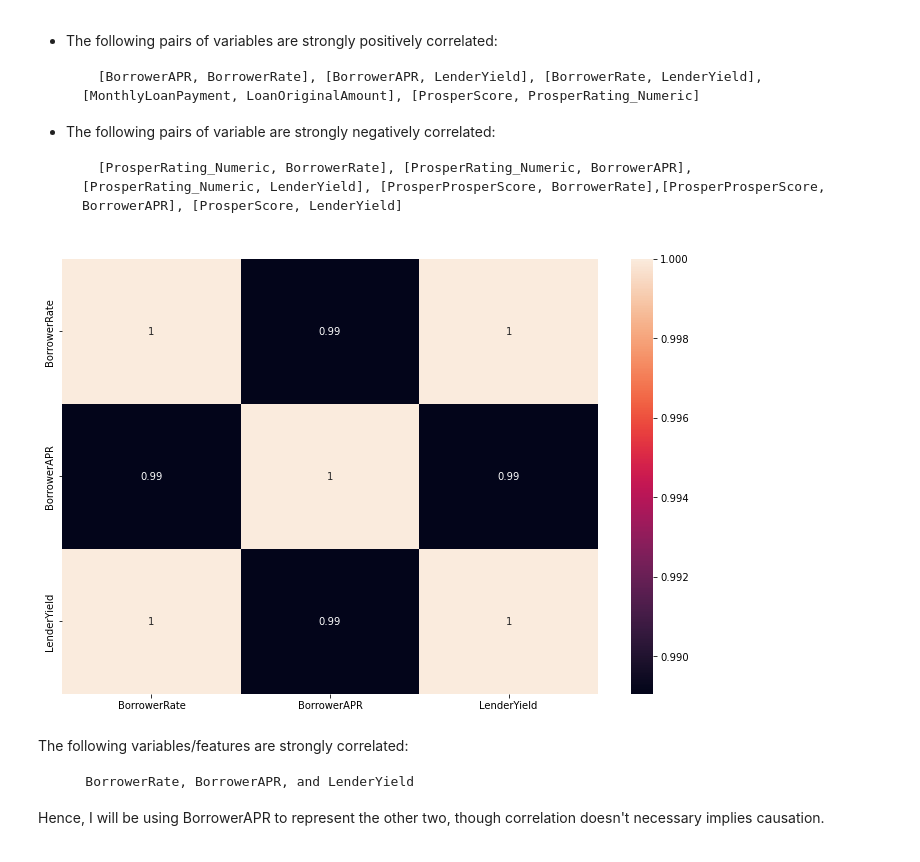
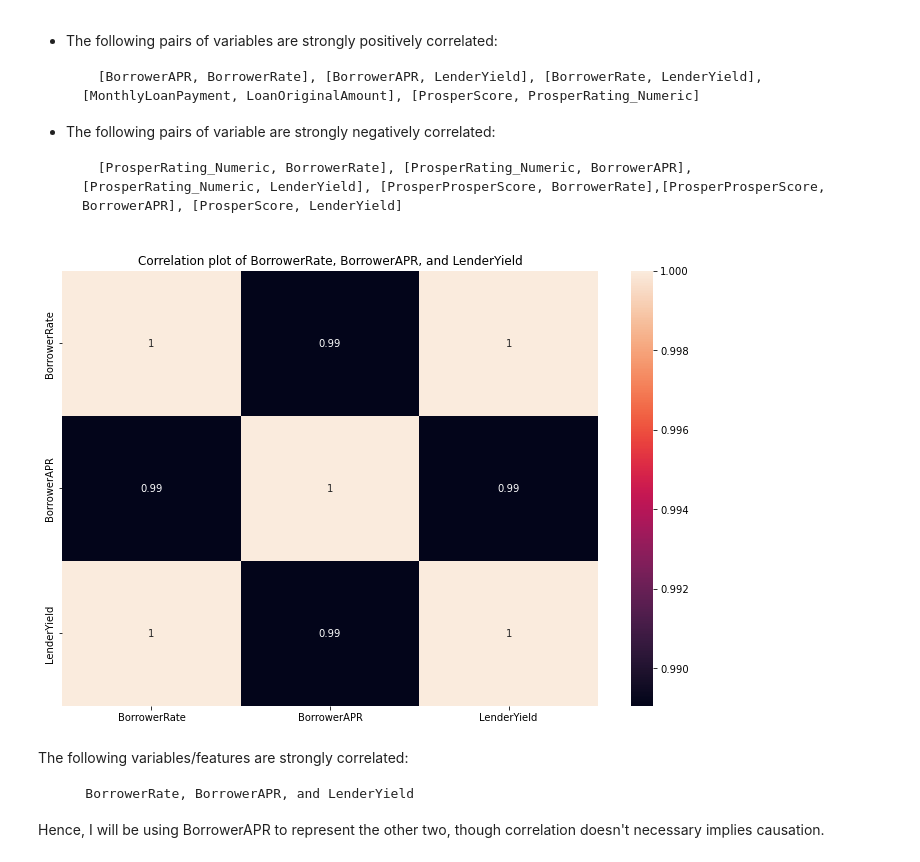
Before and after one commit to Manny-97/Udacity-Data-Analyst, a Jupyter notebook: data visualization/Presentation_notebook.ipynb, the cells around one changed output. Drawn from its saved outputs; the diff is of its cells as text; code cells hidden in the pictures.

```diff
--- a/data visualization/Presentation_notebook.ipynb
+++ b/data visualization/Presentation_notebook.ipynb
@@ -94,9 +94,10 @@ sns.heatmap(loan_df.corr(), annot=True)
 
         [ProsperRating_Numeric, BorrowerRate], [ProsperRating_Numeric, BorrowerAPR], [ProsperRating_Numeric, LenderYield], [ProsperProsperScore, BorrowerRate],[ProsperProsperScore, BorrowerAPR], [ProsperScore, LenderYield]
 # %%
-sns.heatmap(loan_df[['BorrowerRate', 'BorrowerAPR', 'LenderYield']].corr(), annot=True);
+sns.heatmap(loan_df[['BorrowerRate', 'BorrowerAPR', 'LenderYield']].corr(), annot=True)
+plt.title('Correlation plot of BorrowerRate, BorrowerAPR, and LenderYield');
 # %% [output]
-[figure, old version]
+[figure, new version]
 # %% [markdown]
 The following variables/features are strongly correlated:
 
```
Also changed, not shown: parts of 5 cells of this notebook, 1 other file.
